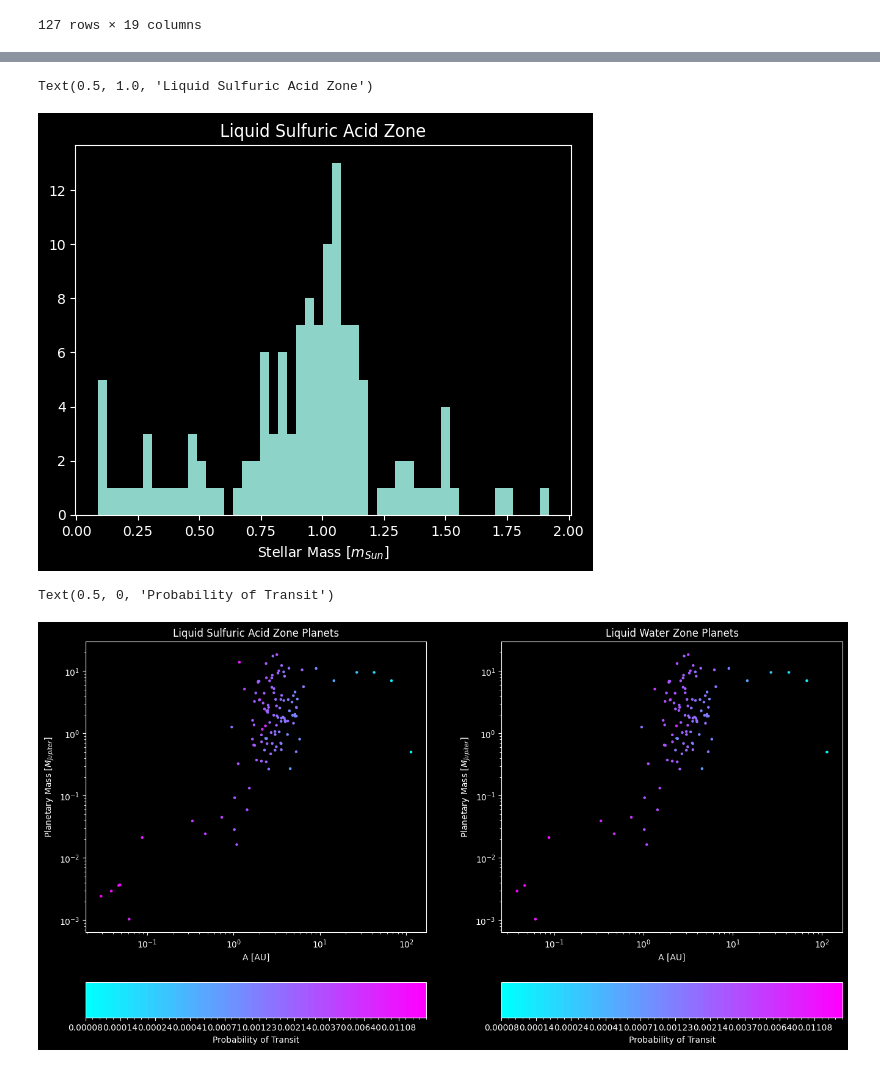
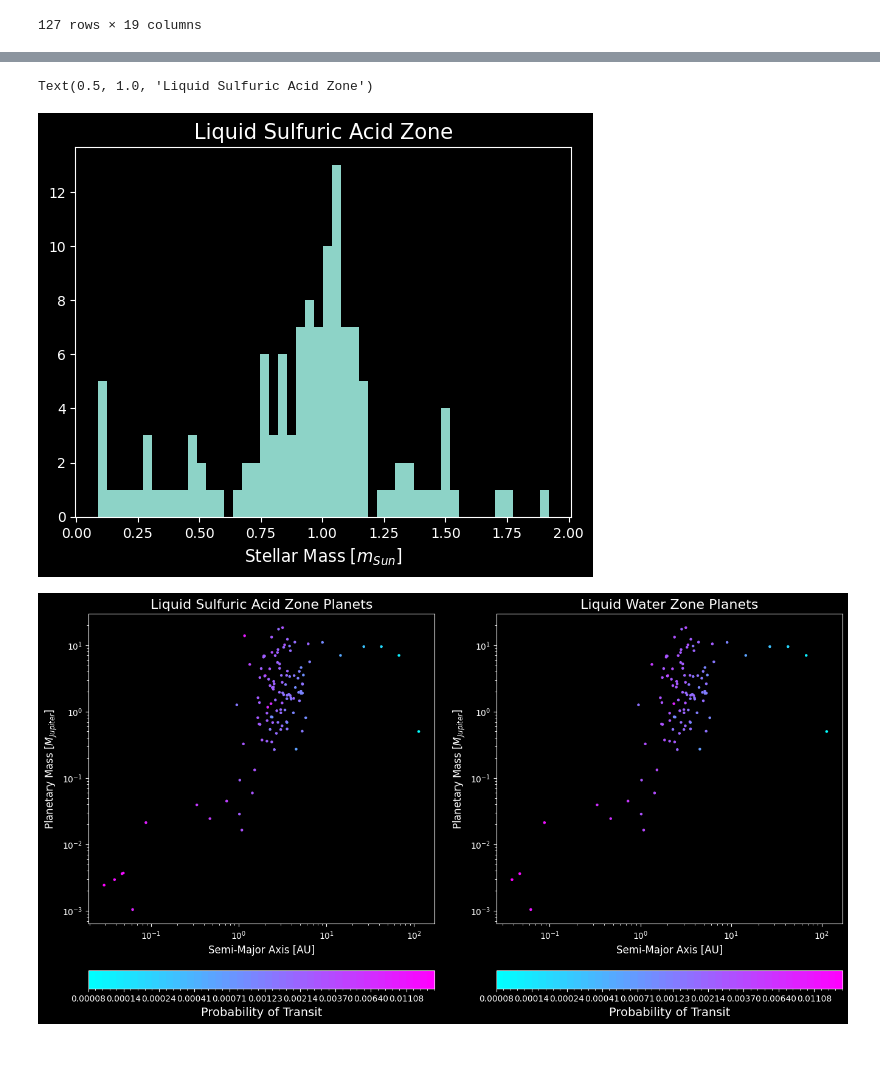
Before and after one commit to CIERA-Northwestern/REACHpy, a Jupyter notebook: Projects/HabitableWorlds/HabitableWorlds.ipynb, the cells around one changed output, grey strips where cells are left out. Drawn from its saved outputs; the diff is of its cells as text; code cells hidden in the pictures.

```diff
--- a/Projects/HabitableWorlds/HabitableWorlds.ipynb
+++ b/Projects/HabitableWorlds/HabitableWorlds.ipynb
@@ -560,58 +541,58 @@ Text(0.5, 1.0, 'Liquid Sulfuric Acid Zone')
 # %%
 plt.hist(sf_good_df['MSTAR'], bins = 50)
-plt.xlabel('Stellar Mass [$m_{Sun}$]')
-plt.title('Liquid Sulfuric Acid Zone')
+plt.xlabel('Stellar Mass [$m_{Sun}$]', fontsize=12)
+plt.title('Liquid Sulfuric Acid Zone', fontsize=15)
 # %% [output]
 Text(0.5, 1.0, 'Liquid Sulfuric Acid Zone')
-[figure, old version]
+[figure, new version]
 # %%
 plt.figure(figsize=(16,8), dpi = 100)
 cm = colormaps['cool']
-ax1 = plt.subplot2grid((9, 22), (0,0), rowspan=7, colspan=10)
+ax1 = plt.subplot2grid((12, 21), (0,0), rowspan=10, colspan=10)
 ax1.scatter(sf_good_df["A"], sf_good_df["MASS"], s=5, c=np.log10(sf_good_df["Ptransit"]), cmap = cm)
 ax1.set_xscale('log')
 ax1.set_yscale('log')
-ax1.set_xlabel('A [AU]')
-ax1.set_ylabel('Planetary Mass [$M_{Jupiter}$]')
-ax1.set_title('Liquid Sulfuric Acid Zone Planets')
+ax1.set_xlabel('Semi-Major Axis [AU]', fontsize=12)
+ax1.set_ylabel('Planetary Mass [$M_{Jupiter}$]', fontsize=12)
+ax1.set_title('Liquid Sulfuric Acid Zone Planets', fontsize=16)
 
-ax3 = plt.subplot2grid((9, 22), (0,12), rowspan=7, colspan=10)
+ax3 = plt.subplot2grid((12, 21), (0,11), rowspan=10, colspan=10)
 ax3.scatter(good_df["A"], good_df["MASS"], s=5, c=np.log10(good_df["Ptransit"]), cmap = cm)
 ax3.set_xscale('log')
 ax3.set_yscale('log')
-ax3.set_xlabel('A [AU]')
-ax3.set_ylabel('Planetary Mass [$M_{Jupiter}$]')
-ax3.set_title('Liquid Water Zone Planets')
+ax3.set_xlabel('Semi-Major Axis [AU]', fontsize=12)
+ax3.set_ylabel('Planetary Mass [$M_{Jupiter}$]', fontsize=12)
+ax3.set_title('Liquid Water Zone Planets', fontsize=16)
 
-ax2 = plt.subplot2grid((9, 22), (8, 0), rowspan=1, colspan=10)
+ax2 = plt.subplot2grid((12, 21), (11, 0), rowspan=1, colspan=10)
 minP = np.log10(sf_good_df["Ptransit"].min())
 maxP = np.log10(sf_good_df["Ptransit"].max())
 bounds = np.logspace(minP, maxP)
 # set boundaries
 N = len(sf_good_df["Ptransit"])
 norm = mpl.colors.BoundaryNorm(bounds, cm.N)
 cb = mpl.colorbar.Colorbar(ax2,
                             cmap=cm,
                             spacing='uniform',
                             orientation ='horizontal',
                             boundaries = bounds,
                             norm = norm)
-ax2.set_xlabel('Probability of Transit')
+ax2.set_xlabel('Probability of Transit', fontsize=14)
 
-ax4 = plt.subplot2grid((9, 22), (8, 12), rowspan=1, colspan=10)
+ax4 = plt.subplot2grid((12, 21), (11, 11), rowspan=1, colspan=10)
 minP_ax4 = np.log10(good_df["Ptransit"].min())
 maxP_ax4 = np.log10(good_df["Ptransit"].max())
 bounds_ax4 = np.logspace(minP_ax4, maxP_ax4)
 # set boundaries
 N_ax4 = len(good_df["Ptransit"])
 norm_ax4 = mpl.colors.BoundaryNorm(bounds, cm.N)
 cb = mpl.colorbar.Colorbar(ax4,
                             cmap=cm,
                             spacing='uniform',
                             orientation ='horizontal',
                             boundaries = bounds_ax4,
                             norm = norm_ax4)
-ax4.set_xlabel('Probability of Transit')
+ax4.set_xlabel('Probability of Transit', fontsize=14)
+plt.subplots_adjust(wspace=2, hspace=0.8)
 # %% [output]
-Text(0.5, 0, 'Probability of Transit')
-[figure, old version]
+[figure, new version]
```
Also changed, not shown: parts of 10 cells of this notebook.
